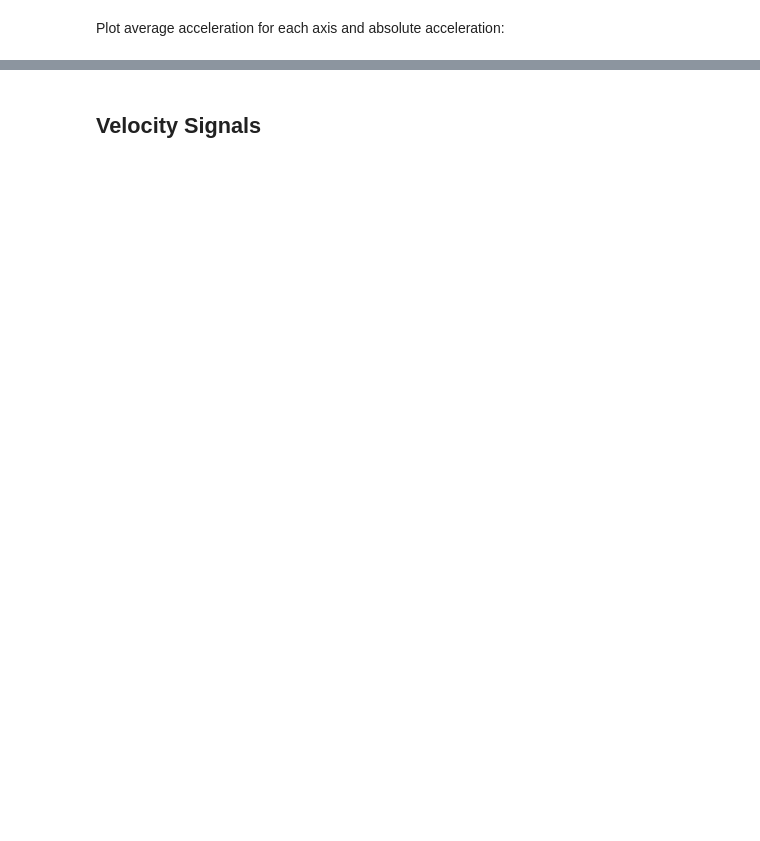
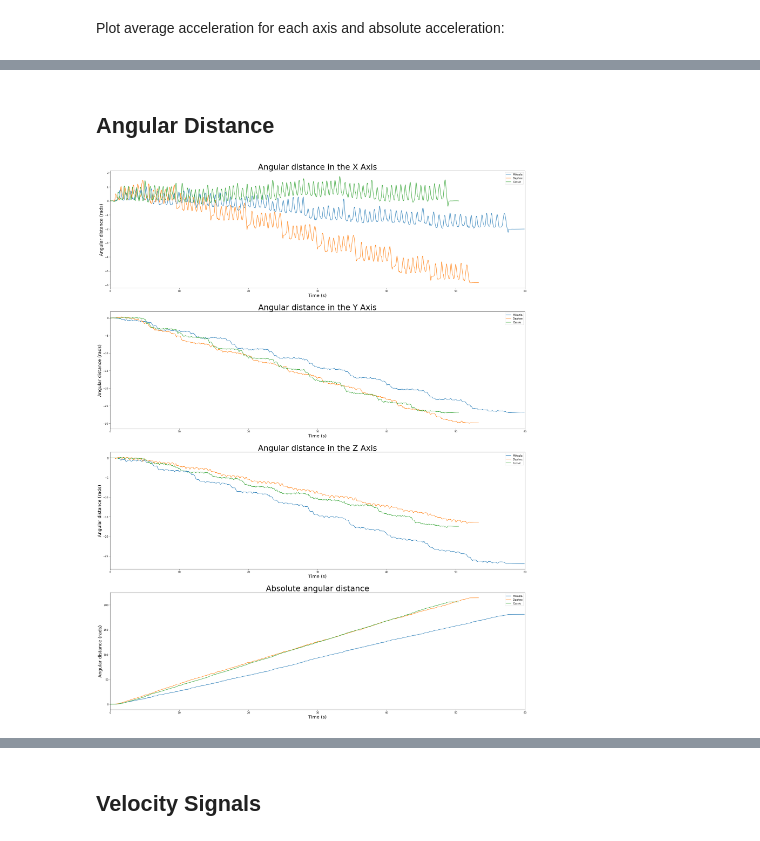
Before and after one commit to MikaelaMacMahon/stairway-to-heaven, a Jupyter notebook: Mikaela is da BOMB/blankStairs.ipynb, the cells around one changed output, grey strips where cells are left out. Cells and saved outputs as stored; diff of their text form; code cells hidden in the pictures; blank space fills up the shorter version.

```diff
--- a/Mikaela is da BOMB/blankStairs.ipynb
+++ b/Mikaela is da BOMB/blankStairs.ipynb
@@ -155,0 +261,34 @@ plt.show()
+# %% [markdown]
+## Angular Distance
+# %%
+#Calculate angular distance
+
+plt.figure(figsize = (30,40))
+plt.subplot(4,1,1)
+ylabel = 'Angular distance (rads)'
+plt.title('Angular distance in the X Axis', fontsize = 32)
+plotVals(m_gTime, getIntegral(m_gX, m_gTime, 0), 'Mikaela')
+plotVals(d_gTime, getIntegral(d_gX, d_gTime, 0), 'Daphne')
+plotVals(c_gTime, getIntegral(c_gX, c_gTime, 0), 'Cassie')
+
+plt.subplot(4,1,2)
+plt.title('Angular distance in the Y Axis', fontsize = 32)
+plotVals(m_gTime, getIntegral(m_gY, m_gTime, 0), 'Mikaela')
+plotVals(d_gTime, getIntegral(d_gY, d_gTime, 0), 'Daphne')
+plotVals(c_gTime, getIntegral(c_gY, c_gTime, 0), 'Cassie')
+
+plt.subplot(4,1,3)
+plt.title('Angular distance in the Z Axis', fontsize = 32)
+plotVals(m_gTime, getIntegral(m_gZ, m_gTime, 0), 'Mikaela')
+plotVals(d_gTime, getIntegral(d_gZ, d_gTime, 0), 'Daphne')
+plotVals(c_gTime, getIntegral(c_gZ, c_gTime, 0), 'Cassie')
+
+plt.subplot(4,1,4)
+plt.title('Absolute angular distance', fontsize = 32)
+plotVals(m_gTime, getIntegral(m_absGValues, m_gTime, 0), 'Mikaela')
+plotVals(d_gTime, getIntegral(d_absGValues, d_gTime, 0), 'Daphne')
+plotVals(c_gTime, getIntegral(c_absGValues, c_gTime, 0), 'Cassie')
+
+plt.show()
+# %% [output]
+[figure, added]
```
Also changed, not shown: parts of 13 cells of this notebook.
